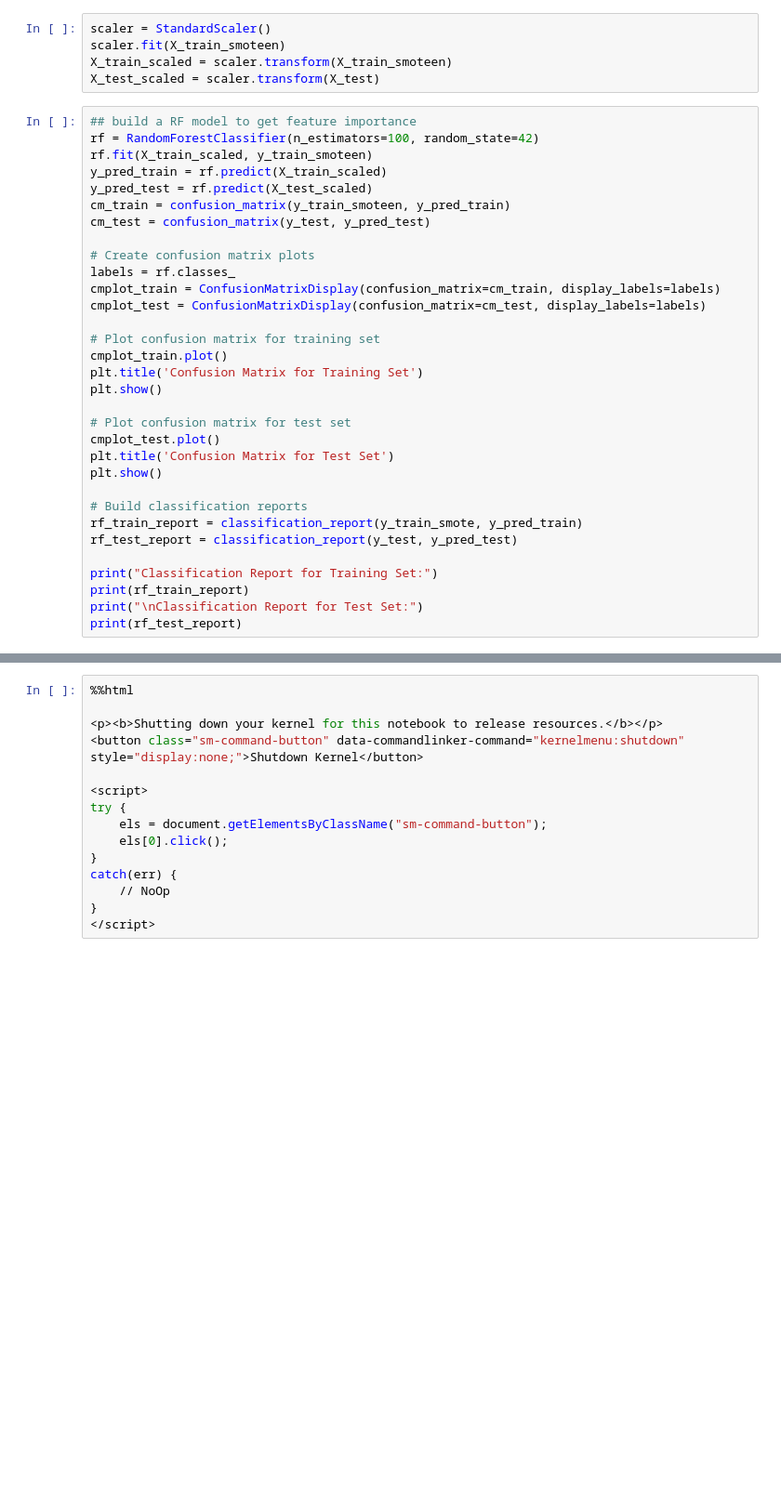
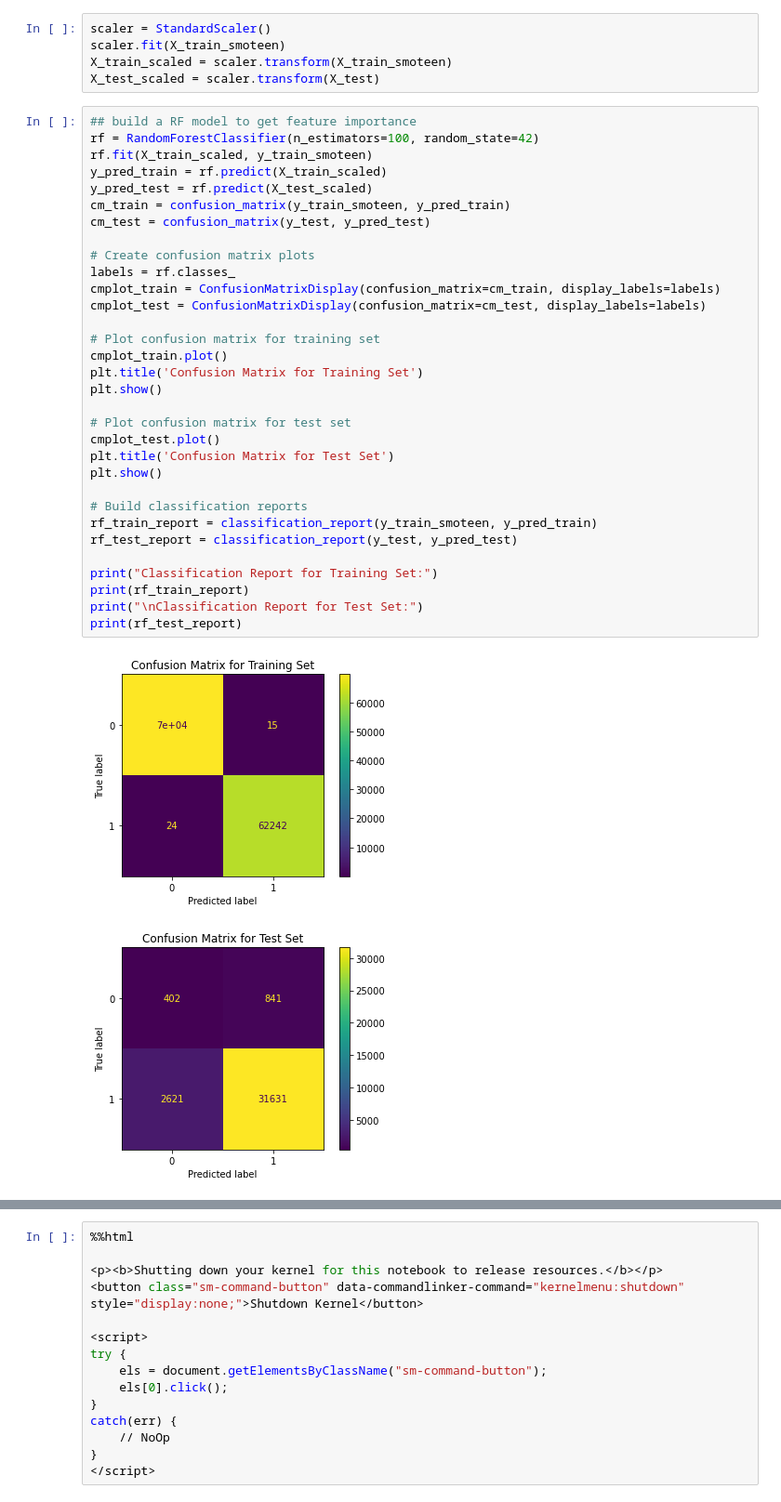
Before and after one commit to justinm329/ads_508_team_project_test, a Jupyter notebook: JF_EDA_refined.ipynb, the cells around one changed output, grey strips where cells are left out. Shown at 93% size. Cells and saved outputs as stored; diff of their text form; blank space fills up the shorter version.

```diff
--- a/JF_EDA_refined.ipynb
+++ b/JF_EDA_refined.ipynb
@@ -465,31 +465,34 @@ X_test_scaled = scaler.transform(X_test)
 ## build a RF model to get feature importance
 rf = RandomForestClassifier(n_estimators=100, random_state=42)
 rf.fit(X_train_scaled, y_train_smoteen)
 y_pred_train = rf.predict(X_train_scaled)
 y_pred_test = rf.predict(X_test_scaled)
 cm_train = confusion_matrix(y_train_smoteen, y_pred_train)
 cm_test = confusion_matrix(y_test, y_pred_test)
 
 # Create confusion matrix plots
 labels = rf.classes_
 cmplot_train = ConfusionMatrixDisplay(confusion_matrix=cm_train, display_labels=labels)
 cmplot_test = ConfusionMatrixDisplay(confusion_matrix=cm_test, display_labels=labels)
 
 # Plot confusion matrix for training set
 cmplot_train.plot()
 plt.title('Confusion Matrix for Training Set')
 plt.show()
 
 # Plot confusion matrix for test set
 cmplot_test.plot()
 plt.title('Confusion Matrix for Test Set')
 plt.show()
 
 # Build classification reports
-rf_train_report = classification_report(y_train_smote, y_pred_train)
+rf_train_report = classification_report(y_train_smoteen, y_pred_train)
 rf_test_report = classification_report(y_test, y_pred_test)
 
 print("Classification Report for Training Set:")
 print(rf_train_report)
 print("\nClassification Report for Test Set:")
 print(rf_test_report)
+# %% [output]
+[figure, added]
+[figure, added]
```
Also changed, not shown: parts of 2 cells of this notebook.
